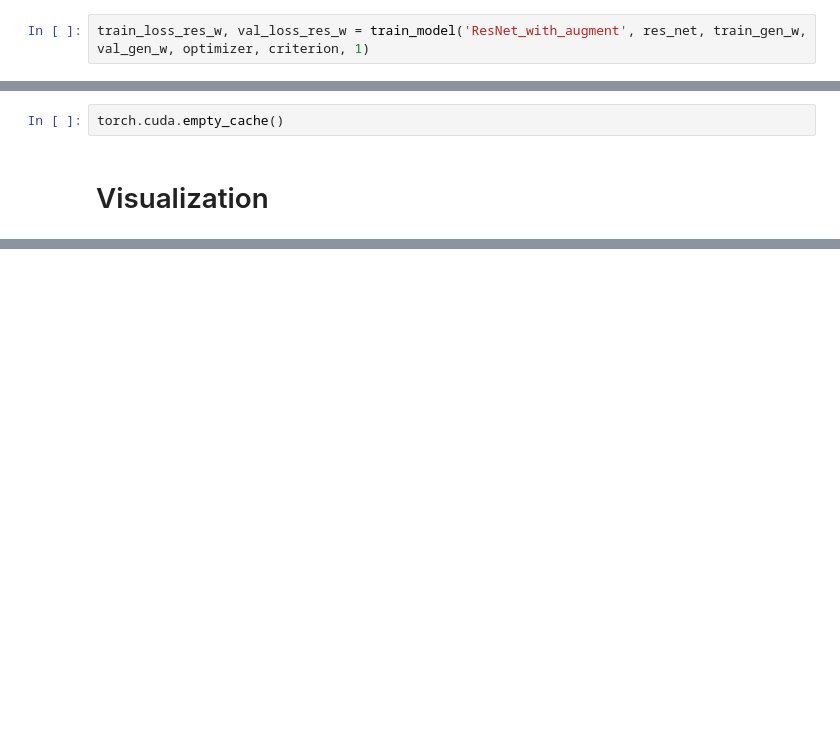
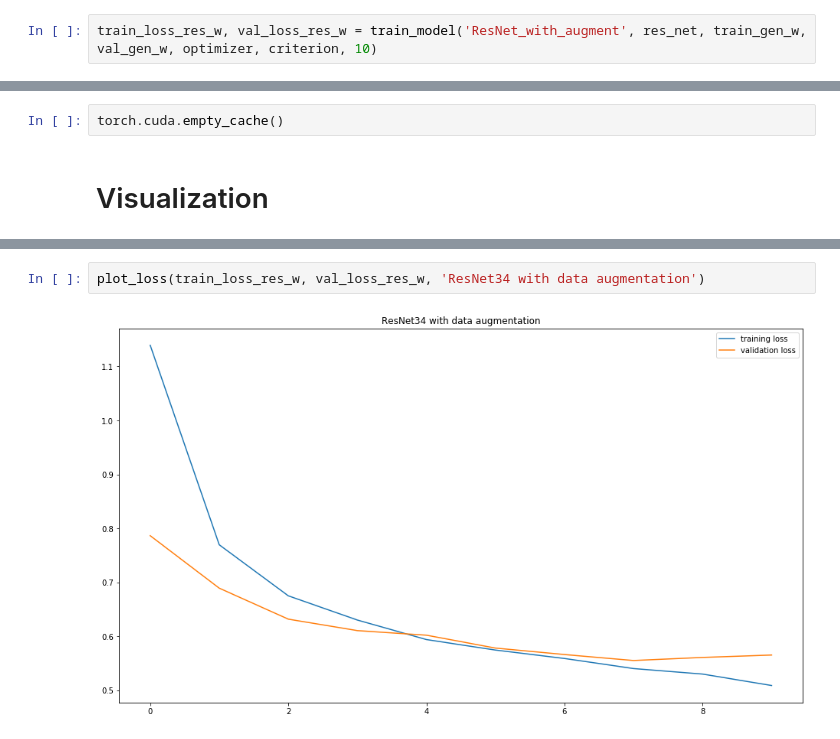
Before and after one commit to naiiytom/seminar_cnn, a Jupyter notebook: notebook/conv_net.ipynb, the cells around one changed output, grey strips where cells are left out. Saved outputs shown, nothing was run; the diff lists cells and outputs as text; blank space fills up the shorter version.

```diff
--- a/notebook/conv_net.ipynb
+++ b/notebook/conv_net.ipynb
@@ -259,6 +293,6 @@ res_net = res_net.to(DEVICE)
 optimizer = torch.optim.Adam(res_net.parameters(), lr=0.000001)
 criterion = nn.CrossEntropyLoss()
 # %%
-train_loss_res_w, val_loss_res_w = train_model('ResNet_with_augment', res_net, train_gen_w, val_gen_w, optimizer, criterion, 1)
+train_loss_res_w, val_loss_res_w = train_model('ResNet_with_augment', res_net, train_gen_w, val_gen_w, optimizer, criterion, 10)
 # %% [output]
 Saving model...
@@ -339,0 +430,4 @@ torch.cuda.empty_cache()
+# %%
+plot_loss(train_loss_res_w, val_loss_res_w, 'ResNet34 with data augmentation')
+# %% [output]
+[figure, added]
```
Also changed, not shown: parts of 40 cells of this notebook.
